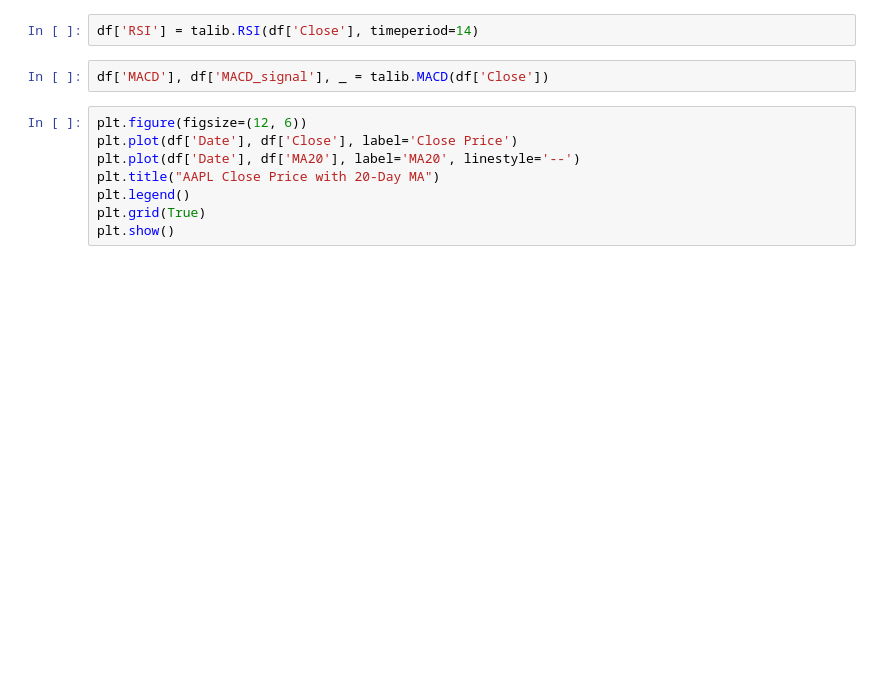
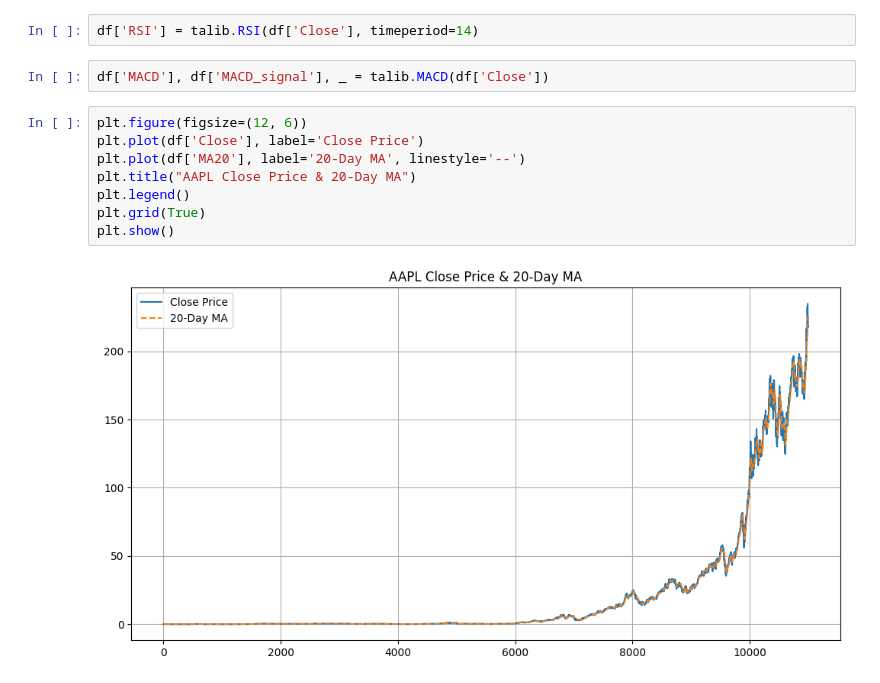
Before and after one commit to kirubhel/Financial-Prediction-Analytics, a Jupyter notebook: notebooks/quant_analysis_task2.ipynb, the cells around one changed output. Drawn from its saved outputs; the diff is of its cells as text; blank space fills up the shorter version.

Commit message:
feat: completed Task 2 with technical indicators and plots

```diff
--- a/notebooks/quant_analysis_task2.ipynb
+++ b/notebooks/quant_analysis_task2.ipynb
@@ -21,10 +17,12 @@ df['RSI'] = talib.RSI(df['Close'], timeperiod=14)
 df['MACD'], df['MACD_signal'], _ = talib.MACD(df['Close'])
 # %%
 plt.figure(figsize=(12, 6))
-plt.plot(df['Date'], df['Close'], label='Close Price')
-plt.plot(df['Date'], df['MA20'], label='MA20', linestyle='--')
-plt.title("AAPL Close Price with 20-Day MA")
+plt.plot(df['Close'], label='Close Price')
+plt.plot(df['MA20'], label='20-Day MA', linestyle='--')
+plt.title("AAPL Close Price & 20-Day MA")
 plt.legend()
 plt.grid(True)
 plt.show()
+# %% [output]
+[figure, added]
 # %%
```
Also changed, not shown: parts of 5 cells of this notebook.
